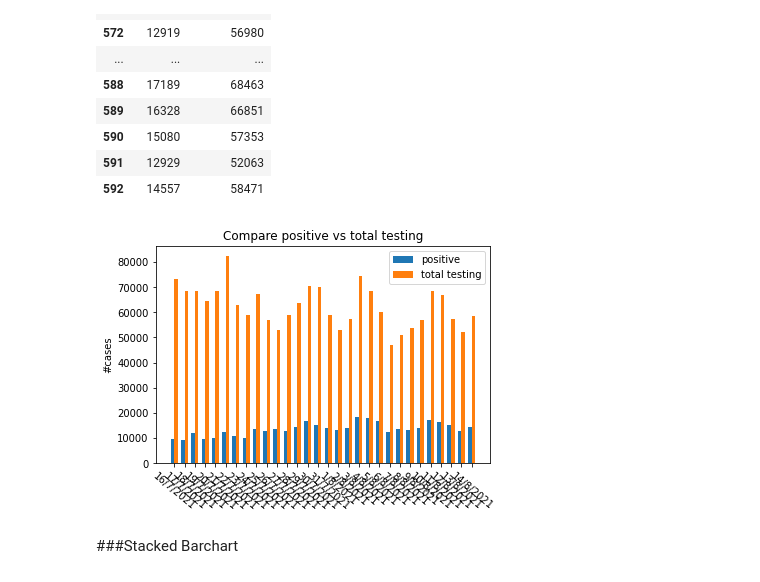
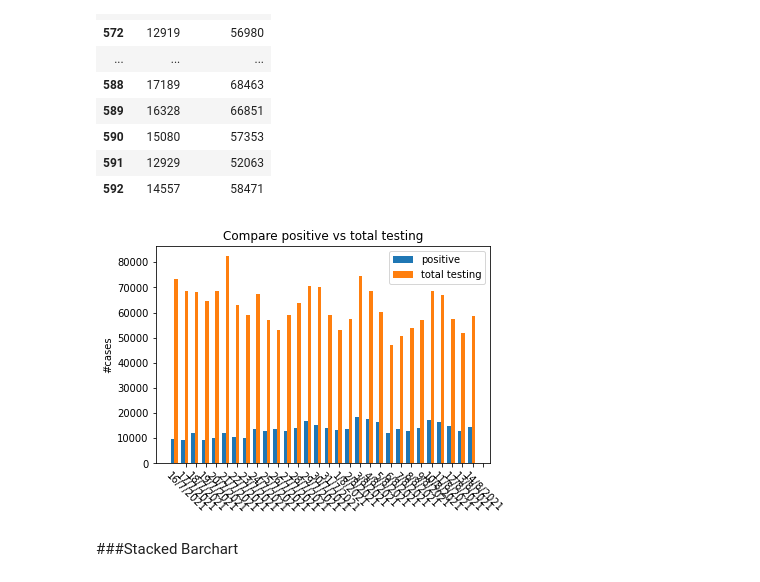
Before and after one commit to kittimaxz/DWDM21, a Jupyter notebook: Data_Visualization.ipynb, the cells around one changed output. Cells and saved outputs as stored; diff of their text form; code cells hidden in the pictures.

Commit message:
จบ visualization

```diff
--- a/Data_Visualization.ipynb
+++ b/Data_Visualization.ipynb
@@ -248,15 +248,15 @@ data.iloc[-30:,1:]
 # %%
 width=0.35
 
 plt.bar(np.arange(len(data.iloc[-30:,1]))-width/2,data.iloc[-30:,1],width=width,label='positive')
 plt.bar(np.arange(len(data.iloc[-30:,1]))+width/2,data.iloc[-30:,2],width=width,label='total testing')
 
 plt.ylabel('#cases')
 plt.title('Compare positive vs total testing')
-plt.xticks(np.arange(len(data.iloc[-30:,1])),data.iloc[-30:,0],rotation=-45)
+plt.xticks(np.arange(len(data.iloc[-30:,1]))+1.1,data.iloc[-30:,0],rotation=-45)
 plt.legend() ;
 # %% [output]
-[figure, old version]
+[figure, new version]
 # %% [markdown]
 ###Stacked Barchart
 # %%
```
Also changed, not shown: parts of 4 cells of this notebook.
